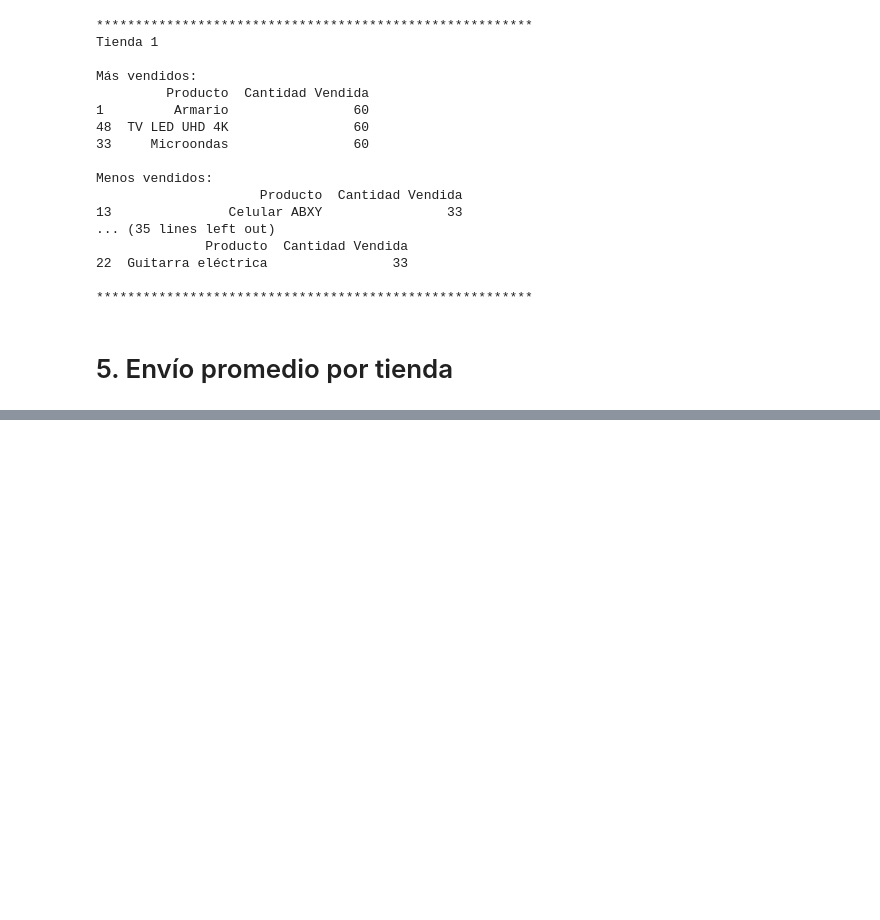
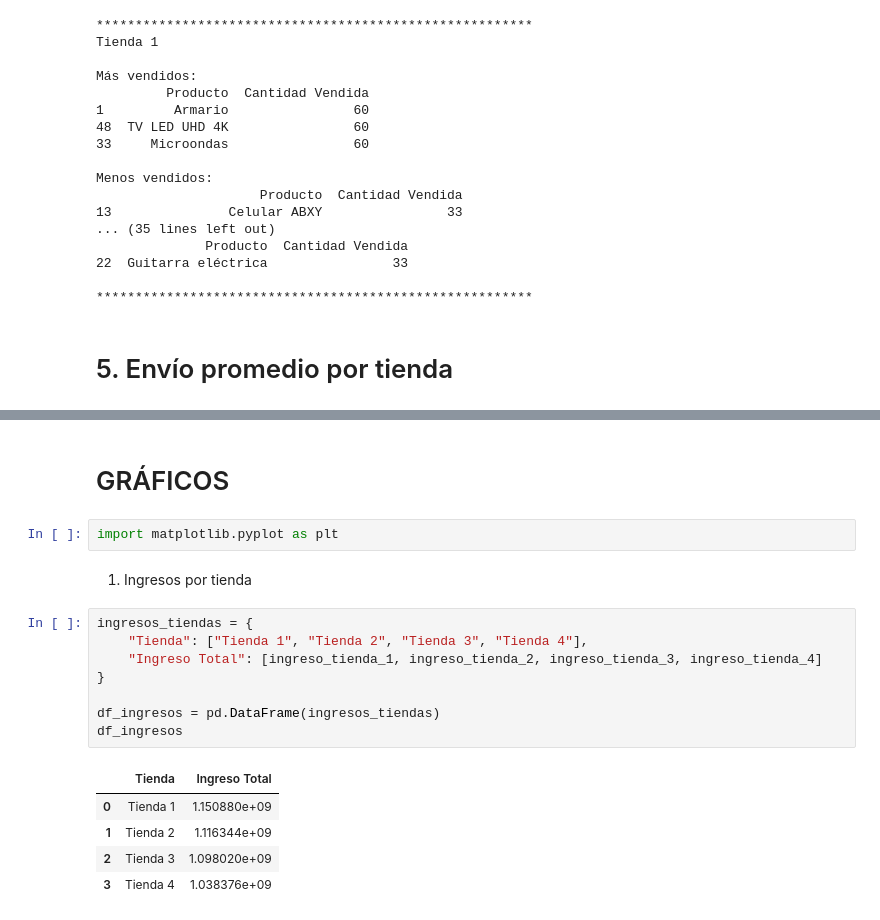
Before and after one commit to BillDevData/Challenge-1-Data-Science, a Jupyter notebook: AluraStoreLatam.ipynb, the cells around one changed output, grey strips where cells are left out. Saved outputs shown, nothing was run; the diff lists cells and outputs as text; blank space fills up the shorter version.

```diff
--- a/AluraStoreLatam.ipynb
+++ b/AluraStoreLatam.ipynb
@@ -208,0 +204,20 @@ Menos vendidos:
+# %% [markdown]
+# GRÁFICOS
+# %%
+import matplotlib.pyplot as plt
+# %% [markdown]
+1. Ingresos por tienda
+# %%
+ingresos_tiendas = {
+    "Tienda": ["Tienda 1", "Tienda 2", "Tienda 3", "Tienda 4"],
+    "Ingreso Total": [ingreso_tienda_1, ingreso_tienda_2, ingreso_tienda_3, ingreso_tienda_4]
+}
+
+df_ingresos = pd.DataFrame(ingresos_tiendas)
+df_ingresos
+# %% [output]
+|  | Tienda | Ingreso Total |
+| 0 | Tienda 1 | 1.150880e+09 |
+| 1 | Tienda 2 | 1.116344e+09 |
+| 2 | Tienda 3 | 1.098020e+09 |
+| 3 | Tienda 4 | 1.038376e+09 |
```
Also changed, not shown: parts of 11 cells of this notebook.
